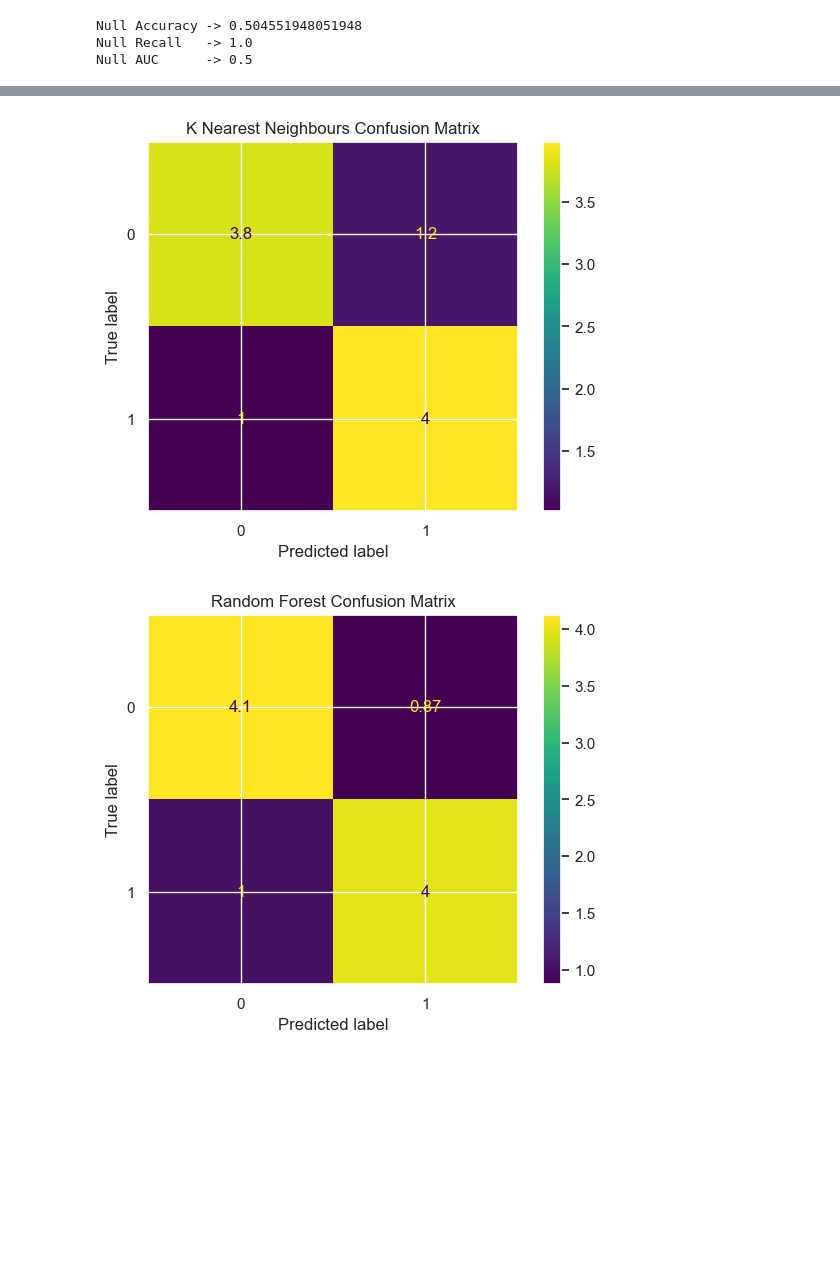
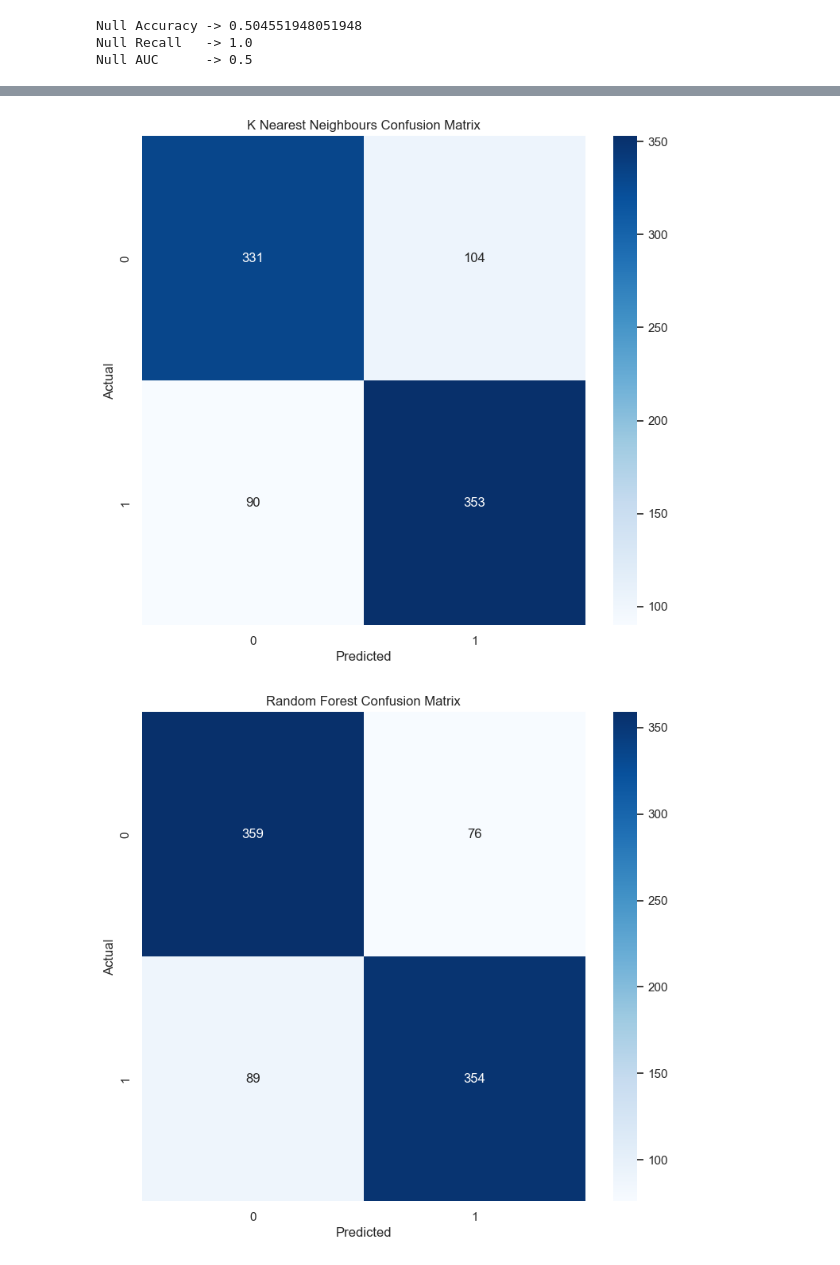
Before and after one commit to mcachosoblechero/Classic-ML-Datasets, a Jupyter notebook: Titanic/exploration/titanic_prediction.ipynb, the cells around one changed output, grey strips where cells are left out. Cells and saved outputs as stored; diff of their text form; code cells hidden in the pictures; blank space fills up the shorter version.

```diff
--- a/Titanic/exploration/titanic_prediction.ipynb
+++ b/Titanic/exploration/titanic_prediction.ipynb
@@ -217,0 +224,3 @@ for idx_train, idx_test in cv.split(X_train, y_train):
+# %%
+RF_model = RandomForestClassifier(n_estimators=1000, max_depth=10, random_state=config['seed'])
+rf_conf_matrix, rf_accuracy, rf_recall, rf_auc = run_model_and_evaluate(RF_model, X_train, y_train)
@@ -217,0 +240,3 @@ for idx_train, idx_test in cv.split(X_train, y_train):
+# %%
+XGB_model = XGBClassifier(n_estimators=1000, max_depth=10, random_state=config['seed'], use_label_encoder=False)
+xg_conf_matrix, xg_accuracy, xg_recall, xg_auc = run_model_and_evaluate(XGB_model, X_train, y_train)
@@ -217,0 +326,2 @@ for idx_train, idx_test in cv.split(X_train, y_train):
+# %%
+nn_conf_matrix, nn_accuracy, nn_recall, nn_auc = simplenn_train_and_evaluate(X_train, y_train)
@@ -218,61 +349,66 @@ for idx_train, idx_test in cv.split(X_train, y_train):
+# %%
+def plot_confusion_matrix(conf_matrix, title):
+
+    plt.figure(figsize=(9,8))
+    sns.heatmap(conf_matrix, annot=True, cmap="Blues", fmt="g")
+    plt.xlabel('Predicted');
+    plt.ylabel('Actual');
+    plt.title(title)
+    plt.show()
 # %%
 # Analyse the results
 # Accuracy
 knn_accuracy_av = sum(knn_accuracy)/len(knn_accuracy)
 rf_accuracy_av = sum(rf_accuracy)/len(rf_accuracy)
 xg_accuracy_av = sum(xg_accuracy)/len(xg_accuracy)
+nn_accuracy_av = sum(nn_accuracy)/len(nn_accuracy)
 # Recall
 knn_recall_av = sum(knn_recall)/len(knn_recall)
 rf_recall_av = sum(rf_recall)/len(rf_recall)
 xg_recall_av = sum(xg_recall)/len(xg_recall)
+nn_recall_av = sum(nn_recall)/len(nn_recall)
 # AUC
 knn_auc_av = sum(knn_auc)/len(knn_auc)
 rf_auc_av = sum(rf_auc)/len(rf_auc)
 xg_auc_av = sum(xg_auc)/len(xg_auc)
+nn_auc_av = sum(nn_auc)/len(nn_auc)
 
 # Display results
 # Confusion Matrix
-disp = ConfusionMatrixDisplay(knn_conf_matrix)
-disp.plot()
-plt.title("K Nearest Neighbours Confusion Matrix")
-plt.show()
-
-disp = ConfusionMatrixDisplay(rf_conf_matrix)
-disp.plot()
-plt.title("Random Forest Confusion Matrix")
-plt.show()
-
-disp = ConfusionMatrixDisplay(xg_conf_matrix)
-disp.plot()
-plt.title("XGBoost Confusion Matrix")
-plt.show()
+plot_confusion_matrix(knn_conf_matrix, "K Nearest Neighbours Confusion Matrix")
+plot_confusion_matrix(rf_conf_matrix, "Random Forest Confusion Matrix")
+plot_confusion_matrix(xg_conf_matrix, "XGBoost Confusion Matrix")
+plot_confusion_matrix(nn_conf_matrix, "Neural Network Confusion Matrix")
 
 print("--------------")
 print("Accuracy Results")
 print("--------------")
 print("Null Hypothesis -> " + str(Null_accuracy))
-print("KNN           -> " + str(knn_accuracy_av))
-print("Random Forest -> " + str(rf_accuracy_av))
-print("XGBoost       -> " + str(xg_accuracy_av))
+print("KNN             -> " + str(knn_accuracy_av))
+print("Random Forest   -> " + str(rf_accuracy_av))
+print("XGBoost         -> " + str(xg_accuracy_av))
+print("Neural Networks -> " + str(nn_accuracy_av))
 print("--------------")
 print("")
 print("--------------")
 print("Recall Results")
 print("--------------")
 print("Null Hypothesis -> " + str(Null_recall))
-print("KNN           -> " + str(knn_recall_av))
-print("Random Forest -> " + str(rf_recall_av))
-print("XGBoost       -> " + str(xg_recall_av))
+print("KNN             -> " + str(knn_recall_av))
+print("Random Forest   -> " + str(rf_recall_av))
+print("XGBoost         -> " + str(xg_recall_av))
+print("Neural Networks -> " + str(nn_recall_av))
 print("--------------")
 print("")
 print("--------------")
 print("AUC Results")
 print("--------------")
 print("Null Hypothesis -> " + str(Null_AUC))
-print("KNN           -> " + str(knn_auc_av))
-print("Random Forest -> " + str(rf_auc_av))
-print("XGBoost       -> " + str(xg_auc_av))
+print("KNN             -> " + str(knn_auc_av))
+print("Random Forest   -> " + str(rf_auc_av))
+print("XGBoost         -> " + str(xg_auc_av))
+print("Neural Networks -> " + str(nn_auc_av))
 print("--------------")
 # %% [output]
-[figure, old version]
+[figure, new version]
-[figure, old version]
+[figure, new version]
```
Also changed, not shown: parts of 14 cells of this notebook.
